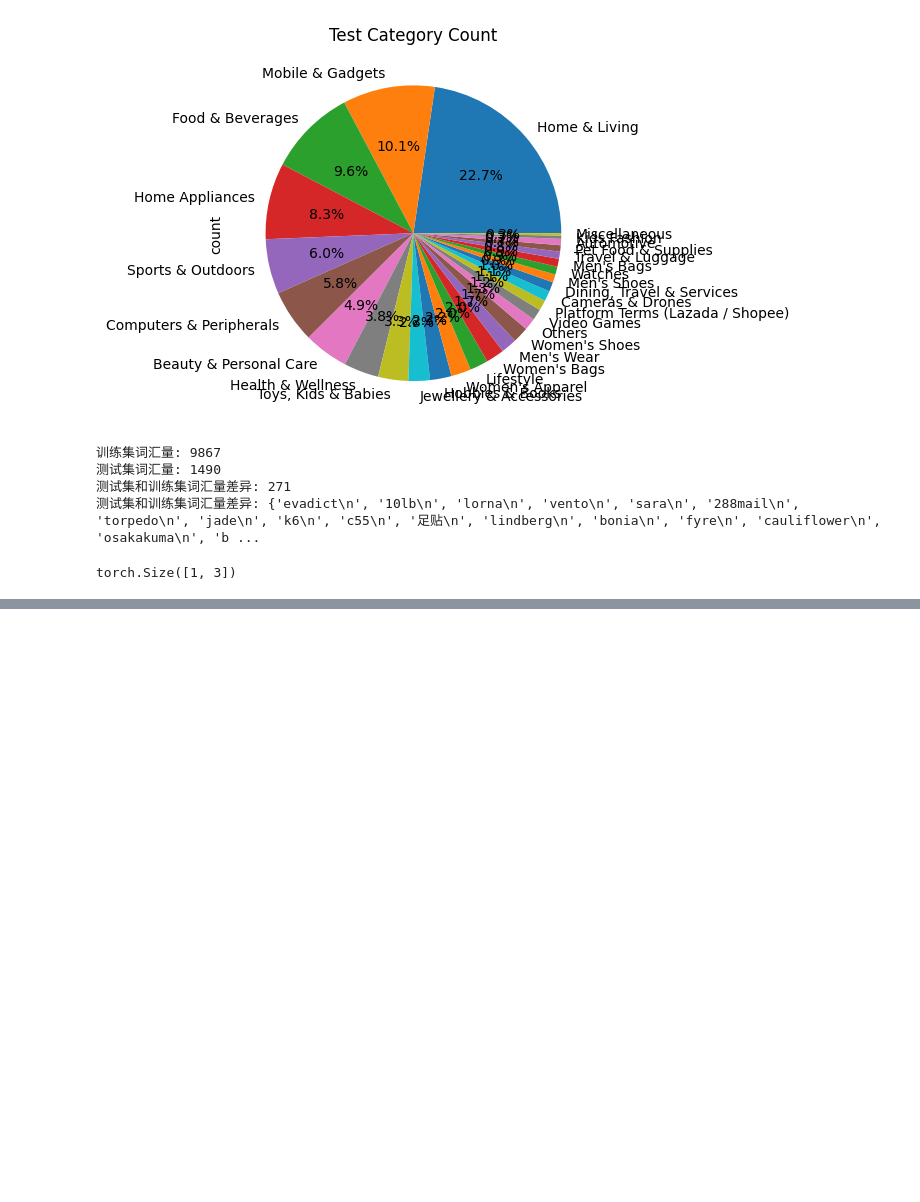
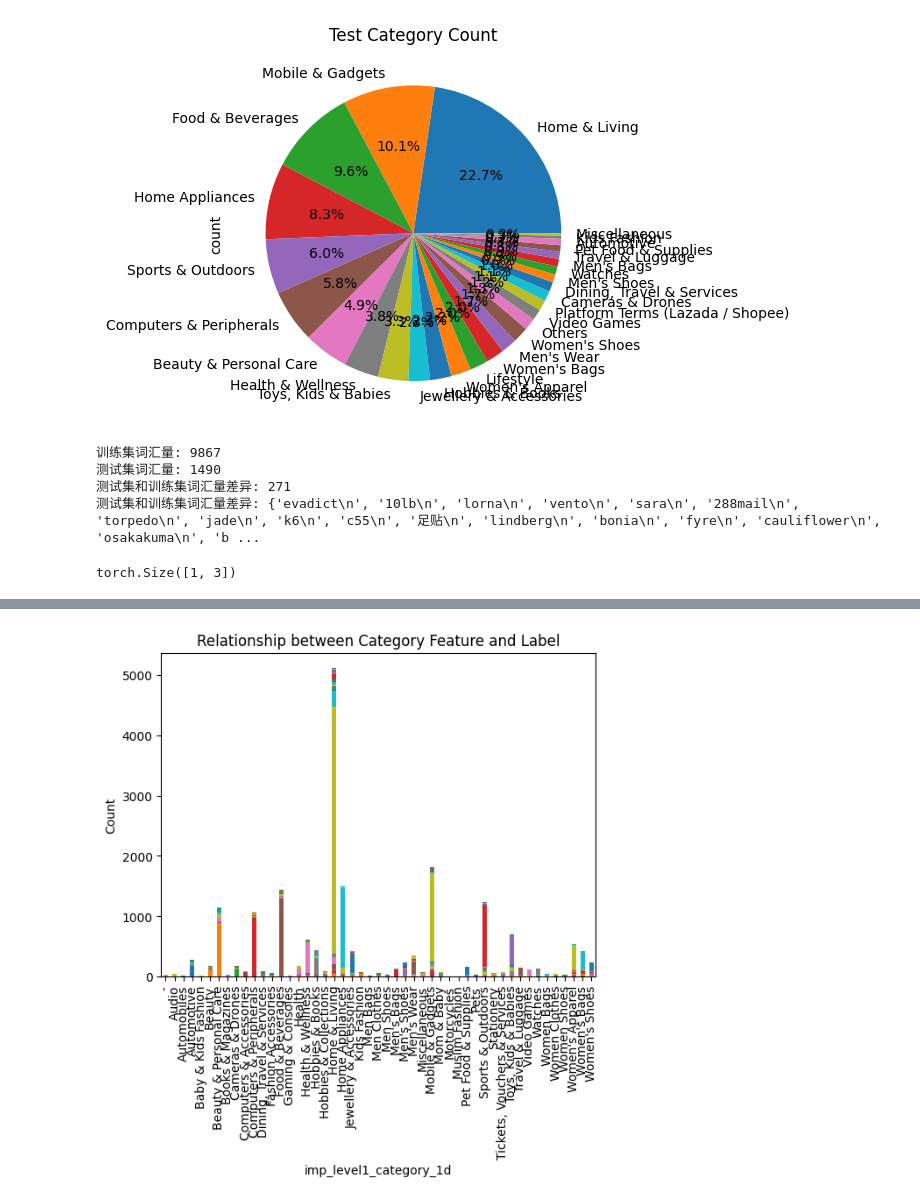
Before and after one commit to wuhonglei/dh_ai, a Jupyter notebook: 课后作业/关键词分类_pytorch/模型改进_only_keyword_bert/analysis.ipynb, the cells around one changed output, grey strips where cells are left out. Saved outputs shown, nothing was run; the diff lists cells and outputs as text; code cells hidden in the pictures; blank space fills up the shorter version.

```diff
--- a/课后作业/关键词分类_pytorch/模型改进_only_keyword_bert/analysis.ipynb
+++ b/课后作业/关键词分类_pytorch/模型改进_only_keyword_bert/analysis.ipynb
@@ -207,3 +207,8 @@ for step, batch in enumerate(train_dataloader):
                     attention_mask=b_input_mask,
                     labels=b_labels)
     break
+# %%
+import pandas as pd
+
+data = pd.read_csv('./data/csv/sg.csv')
+data[['Keyword', 'Category']].describe()
@@ -209,0 +267,15 @@ for step, batch in enumerate(train_dataloader):
+# %%
+import matplotlib.pyplot as plt
+
+cross_tab = pd.crosstab(data['imp_level1_category_1d'], data['Category'])
+# print(cross_tab)
+
+cross_tab.plot(kind='bar', stacked=True)
+plt.xlabel('imp_level1_category_1d')
+plt.ylabel('Count')
+plt.title('Relationship between Category Feature and Label')
+# plt.show()
+# 隐藏 legend
+plt.legend().set_visible(False)
+# %% [output]
+[figure, added]
```
Also changed, not shown: parts of 5 cells of this notebook.
